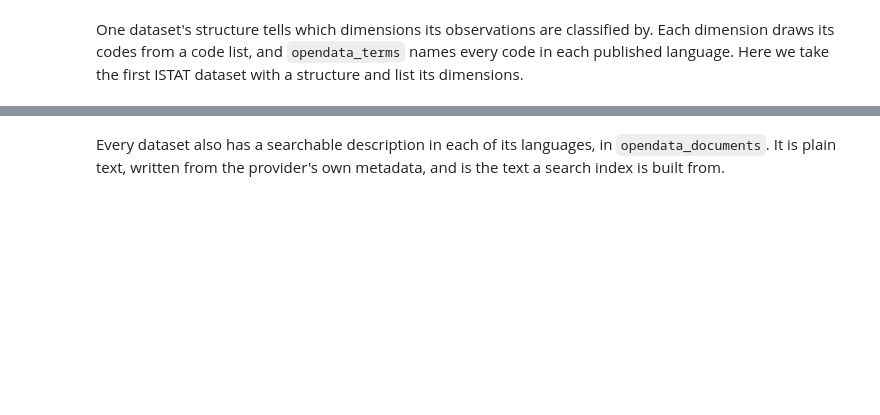
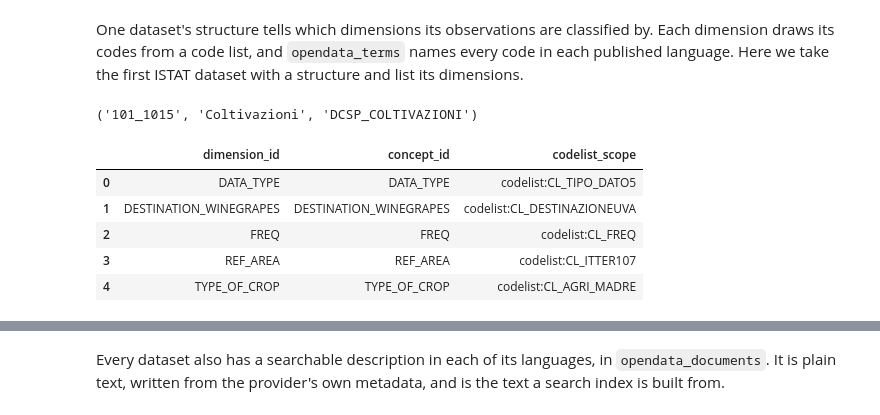
Before and after one commit to Gramscii-Git/open-data-examples, a Jupyter notebook: european-open-data-catalogue/get-to-know-a-dataset.ipynb, the cells around one changed output, grey strips where cells are left out. Cells and saved outputs as stored; diff of their text form; code cells hidden in the pictures; blank space fills up the shorter version.

```diff
--- a/european-open-data-catalogue/get-to-know-a-dataset.ipynb
+++ b/european-open-data-catalogue/get-to-know-a-dataset.ipynb
@@ -107,19 +177,27 @@ One dataset's structure tells which dimensions its observations are classified b
 # %%
 dataset = con.sql(f"""
     SELECT c.dataset_id, c.title, c.structure_id
     FROM {table('opendata_catalog')} c
     WHERE c.provider = 'istat' AND c.structure_available
     ORDER BY c.dataset_id
     LIMIT 1
-""").fetchone()
+""").fetchall()[0]
 print(dataset)
 
 con.sql(f"""
     SELECT dimension_id, concept_id, codelist_scope
     FROM {table('opendata_structure_dims')}
     WHERE provider = 'istat' AND structure_id = $structure
     ORDER BY dimension_id
 """, params={"structure": dataset[2]}).df()
+# %% [output]
+('101_1015', 'Coltivazioni', 'DCSP_COLTIVAZIONI')
+|  | dimension_id | concept_id | codelist_scope |
+| 0 | DATA_TYPE | DATA_TYPE | codelist:CL_TIPO_DATO5 |
+| 1 | DESTINATION_WINEGRAPES | DESTINATION_WINEGRAPES | codelist:CL_DESTINAZIONEUVA |
+| 2 | FREQ | FREQ | codelist:CL_FREQ |
+| 3 | REF_AREA | REF_AREA | codelist:CL_ITTER107 |
+| 4 | TYPE_OF_CROP | TYPE_OF_CROP | codelist:CL_AGRI_MADRE |
 # %%
 # The labels of the dimensions' codes, in Italian and English (a code list's own name has an empty code)
 con.sql(f"""
```
Also changed, not shown: parts of 13 cells of this notebook.
